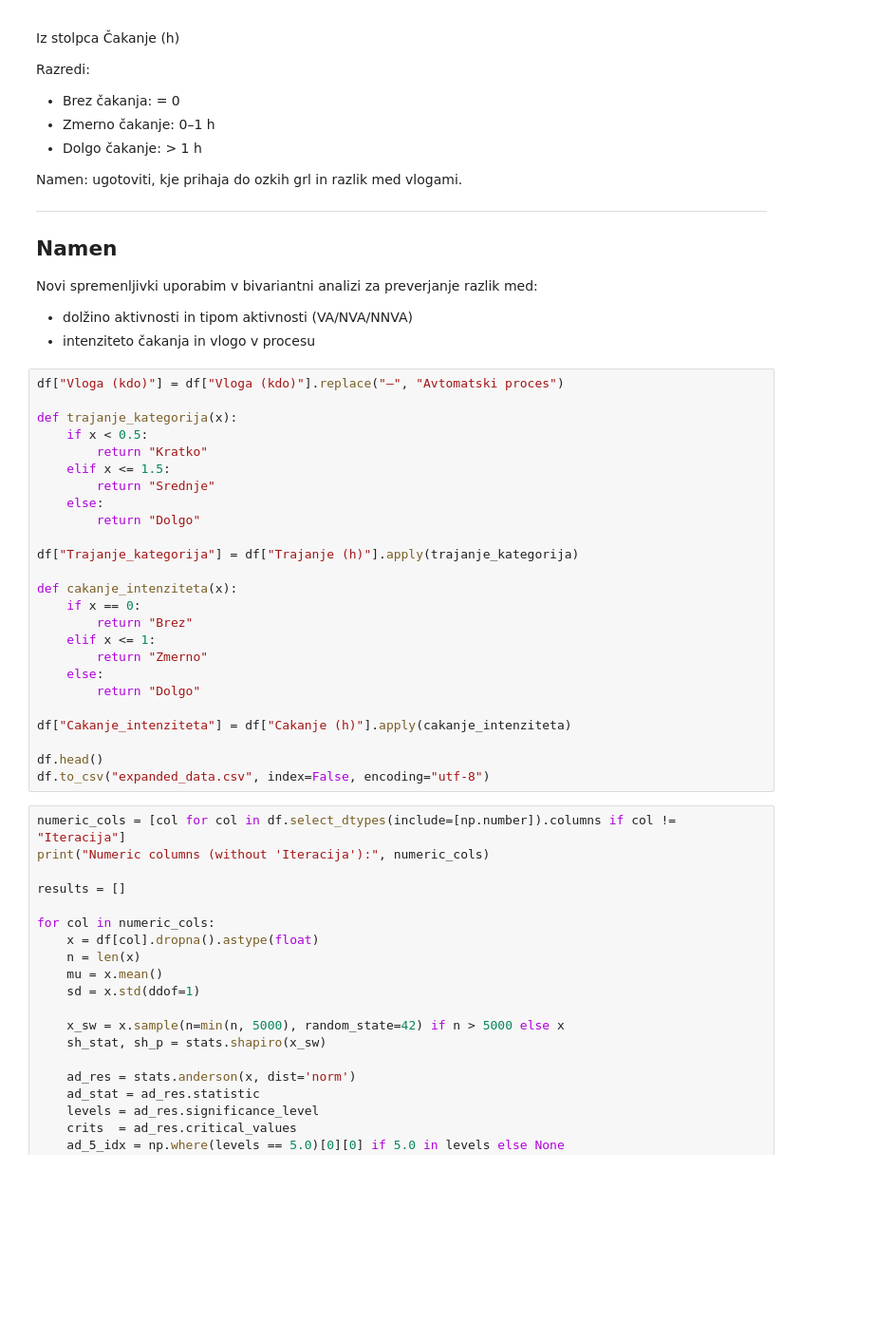
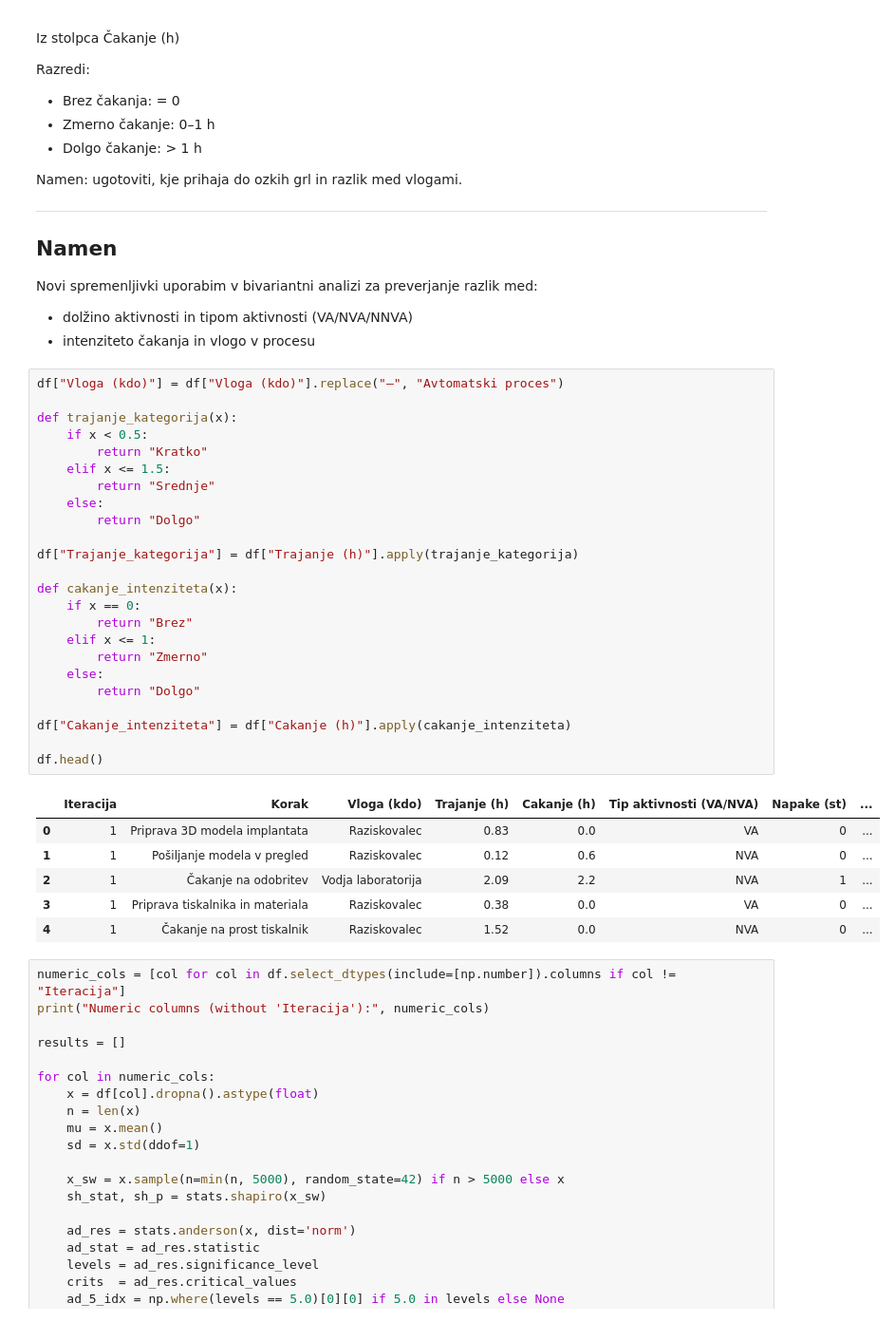
Before and after one commit to StefanSrnjakov/third-semester, a Jupyter notebook: VitkoUpravljanje/vaja4/main.ipynb, the cells around one changed output. Shown at 95% size. Drawn from its saved outputs; the diff is of its cells as text; blank space fills up the shorter version.

```diff
--- a/VitkoUpravljanje/vaja4/main.ipynb
+++ b/VitkoUpravljanje/vaja4/main.ipynb
@@ -45,28 +45,34 @@ Novi spremenljivki uporabim v bivariantni analizi za preverjanje razlik med:
 # %%
 df["Vloga (kdo)"] = df["Vloga (kdo)"].replace("—", "Avtomatski proces")
 
 def trajanje_kategorija(x):
     if x < 0.5:
         return "Kratko"
     elif x <= 1.5:
         return "Srednje"
     else:
         return "Dolgo"
 
 df["Trajanje_kategorija"] = df["Trajanje (h)"].apply(trajanje_kategorija)
 
 def cakanje_intenziteta(x):
     if x == 0:
         return "Brez"
     elif x <= 1:
         return "Zmerno"
     else:
         return "Dolgo"
 
 df["Cakanje_intenziteta"] = df["Cakanje (h)"].apply(cakanje_intenziteta)
 
 df.head()
-df.to_csv("expanded_data.csv", index=False, encoding="utf-8")
+# %% [output]
+|  | Iteracija | Korak | Vloga (kdo) | Trajanje (h) | Cakanje (h) | Tip aktivnosti (VA/NVA) | Napake (st) | ... |
+| 0 | 1 | Priprava 3D modela implantata | Raziskovalec | 0.83 | 0.0 | VA | 0 | ... |
+| 1 | 1 | Pošiljanje modela v pregled | Raziskovalec | 0.12 | 0.6 | NVA | 0 | ... |
+| 2 | 1 | Čakanje na odobritev | Vodja laboratorija | 2.09 | 2.2 | NVA | 1 | ... |
+| 3 | 1 | Priprava tiskalnika in materiala | Raziskovalec | 0.38 | 0.0 | VA | 0 | ... |
+| 4 | 1 | Čakanje na prost tiskalnik | Raziskovalec | 1.52 | 0.0 | NVA | 0 | ... |
 # %%
 numeric_cols = [col for col in df.select_dtypes(include=[np.number]).columns if col != "Iteracija"]
 print("Numeric columns (without 'Iteracija'):", numeric_cols)
```
Also changed, not shown: parts of 4 cells of this notebook, 46 other files.
